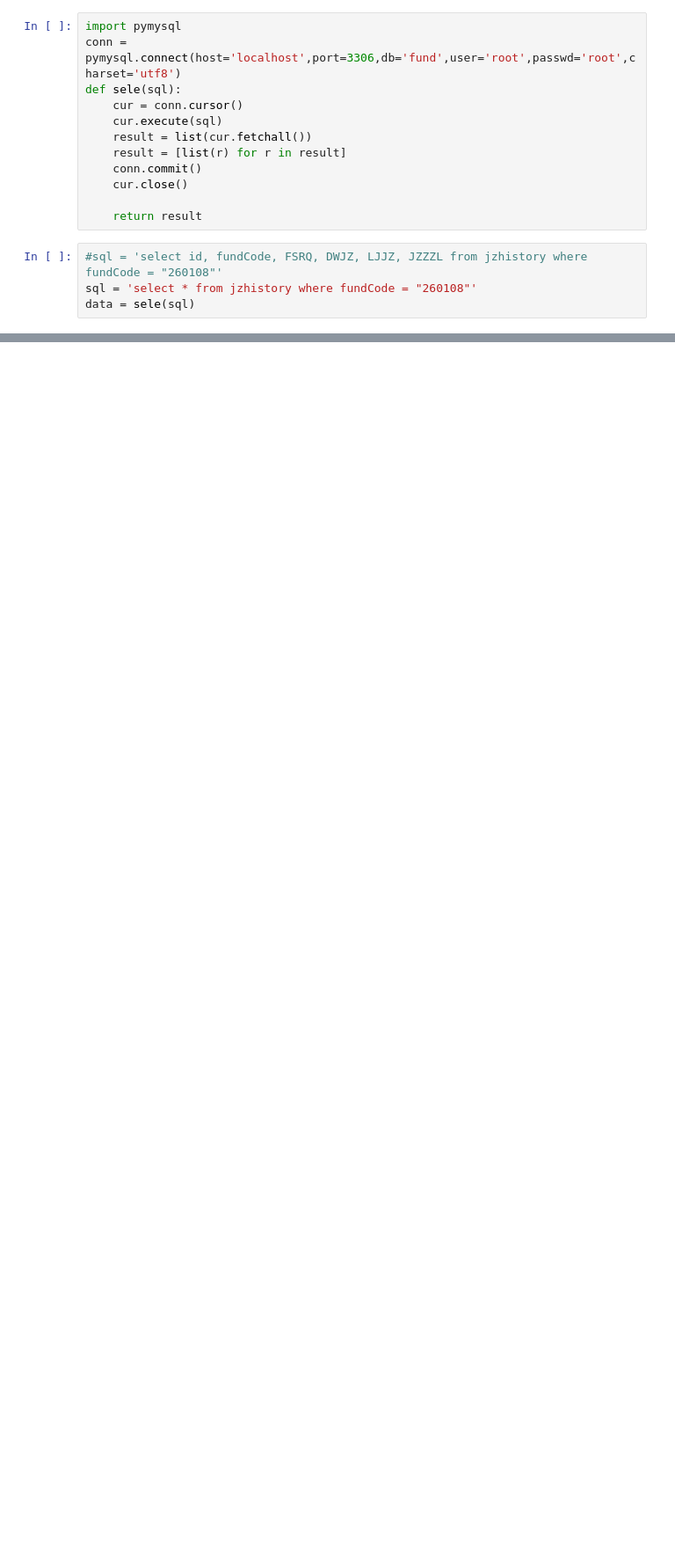
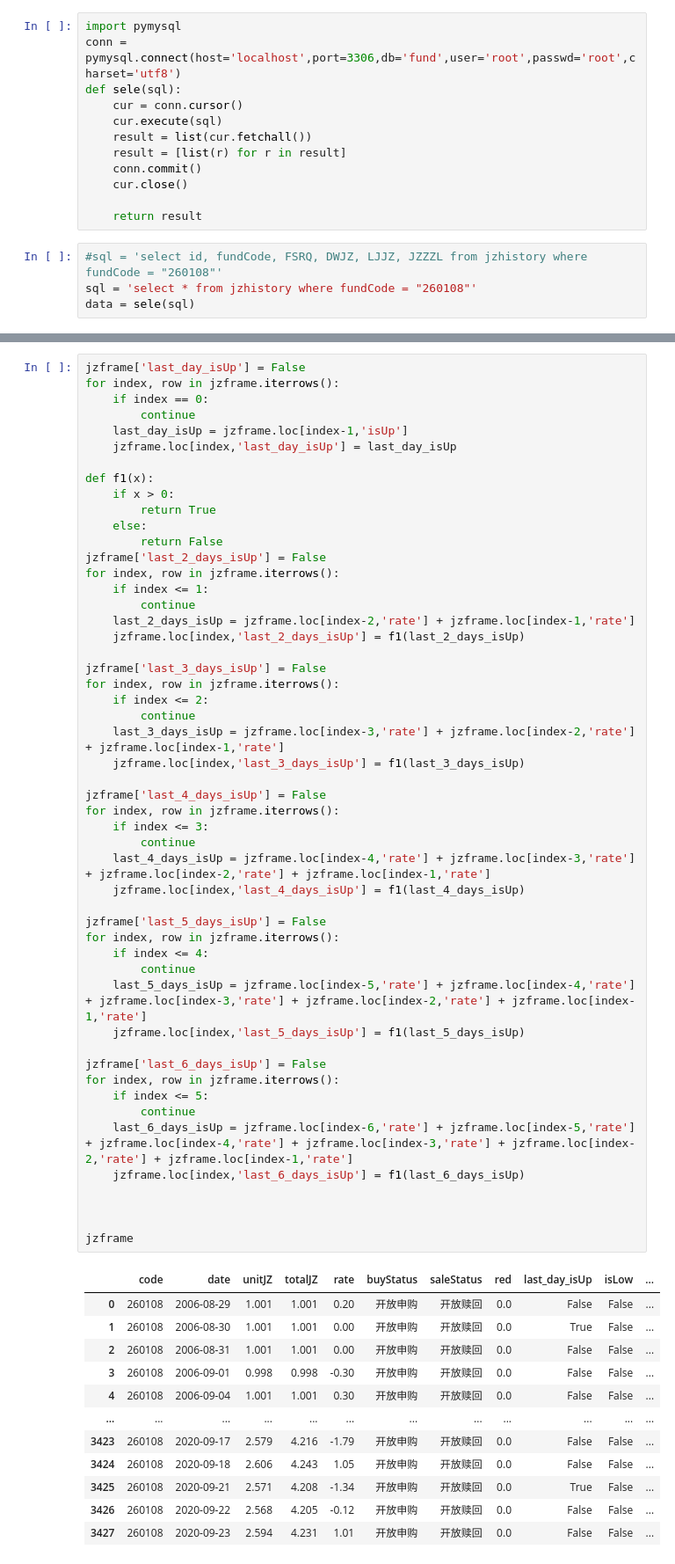
Before and after one commit to ryjfgjl/Fund, a Jupyter notebook: Data_Analysis/test.ipynb, the cells around one changed output, grey strips where cells are left out. Shown at 88% size. Drawn from its saved outputs; the diff is of its cells as text; blank space fills up the shorter version.

```diff
--- a/Data_Analysis/test.ipynb
+++ b/Data_Analysis/test.ipynb
@@ -111,0 +167,64 @@ IndentationError: expected an indented block (<ipython-input-1-ace6651ef991>, li
+# %%
+jzframe['last_day_isUp'] = False
+for index, row in jzframe.iterrows():
+    if index == 0:
+        continue
+    last_day_isUp = jzframe.loc[index-1,'isUp']
+    jzframe.loc[index,'last_day_isUp'] = last_day_isUp
+
+def f1(x):
+    if x > 0:
+        return True
+    else:
+        return False
+jzframe['last_2_days_isUp'] = False
+for index, row in jzframe.iterrows():
+    if index <= 1:
+        continue
+    last_2_days_isUp = jzframe.loc[index-2,'rate'] + jzframe.loc[index-1,'rate']
+    jzframe.loc[index,'last_2_days_isUp'] = f1(last_2_days_isUp)
+
+jzframe['last_3_days_isUp'] = False
+for index, row in jzframe.iterrows():
+    if index <= 2:
+        continue
+    last_3_days_isUp = jzframe.loc[index-3,'rate'] + jzframe.loc[index-2,'rate'] + jzframe.loc[index-1,'rate']
+    jzframe.loc[index,'last_3_days_isUp'] = f1(last_3_days_isUp)
+
+jzframe['last_4_days_isUp'] = False
+for index, row in jzframe.iterrows():
+    if index <= 3:
+        continue
+    last_4_days_isUp = jzframe.loc[index-4,'rate'] + jzframe.loc[index-3,'rate'] + jzframe.loc[index-2,'rate'] + jzframe.loc[index-1,'rate']
+    jzframe.loc[index,'last_4_days_isUp'] = f1(last_4_days_isUp)
+
+jzframe['last_5_days_isUp'] = False
+for index, row in jzframe.iterrows():
+    if index <= 4:
+        continue
+    last_5_days_isUp = jzframe.loc[index-5,'rate'] + jzframe.loc[index-4,'rate'] + jzframe.loc[index-3,'rate'] + jzframe.loc[index-2,'rate'] + jzframe.loc[index-1,'rate']
+    jzframe.loc[index,'last_5_days_isUp'] = f1(last_5_days_isUp)
+
+jzframe['last_6_days_isUp'] = False
+for index, row in jzframe.iterrows():
+    if index <= 5:
+        continue
+    last_6_days_isUp = jzframe.loc[index-6,'rate'] + jzframe.loc[index-5,'rate'] + jzframe.loc[index-4,'rate'] + jzframe.loc[index-3,'rate'] + jzframe.loc[index-2,'rate'] + jzframe.loc[index-1,'rate']
+    jzframe.loc[index,'last_6_days_isUp'] = f1(last_6_days_isUp)
+
+
+
+jzframe
+# %% [output]
+|  | code | date | unitJZ | totalJZ | rate | buyStatus | saleStatus | red | last_day_isUp | isLow | ... |
+| 0 | 260108 | 2006-08-29 | 1.001 | 1.001 | 0.20 | 开放申购 | 开放赎回 | 0.0 | False | False | ... |
+| 1 | 260108 | 2006-08-30 | 1.001 | 1.001 | 0.00 | 开放申购 | 开放赎回 | 0.0 | True | False | ... |
+| 2 | 260108 | 2006-08-31 | 1.001 | 1.001 | 0.00 | 开放申购 | 开放赎回 | 0.0 | False | False | ... |
+| 3 | 260108 | 2006-09-01 | 0.998 | 0.998 | -0.30 | 开放申购 | 开放赎回 | 0.0 | False | False | ... |
+| 4 | 260108 | 2006-09-04 | 1.001 | 1.001 | 0.30 | 开放申购 | 开放赎回 | 0.0 | False | False | ... |
+| ... | ... | ... | ... | ... | ... | ... | ... | ... | ... | ... | ... |
+| 3423 | 260108 | 2020-09-17 | 2.579 | 4.216 | -1.79 | 开放申购 | 开放赎回 | 0.0 | False | False | ... |
+| 3424 | 260108 | 2020-09-18 | 2.606 | 4.243 | 1.05 | 开放申购 | 开放赎回 | 0.0 | False | False | ... |
+| 3425 | 260108 | 2020-09-21 | 2.571 | 4.208 | -1.34 | 开放申购 | 开放赎回 | 0.0 | True | False | ... |
+| 3426 | 260108 | 2020-09-22 | 2.568 | 4.205 | -0.12 | 开放申购 | 开放赎回 | 0.0 | False | False | ... |
+| 3427 | 260108 | 2020-09-23 | 2.594 | 4.231 | 1.01 | 开放申购 | 开放赎回 | 0.0 | False | False | ... |
```
Also changed, not shown: parts of 9 cells of this notebook, 12 other files.
